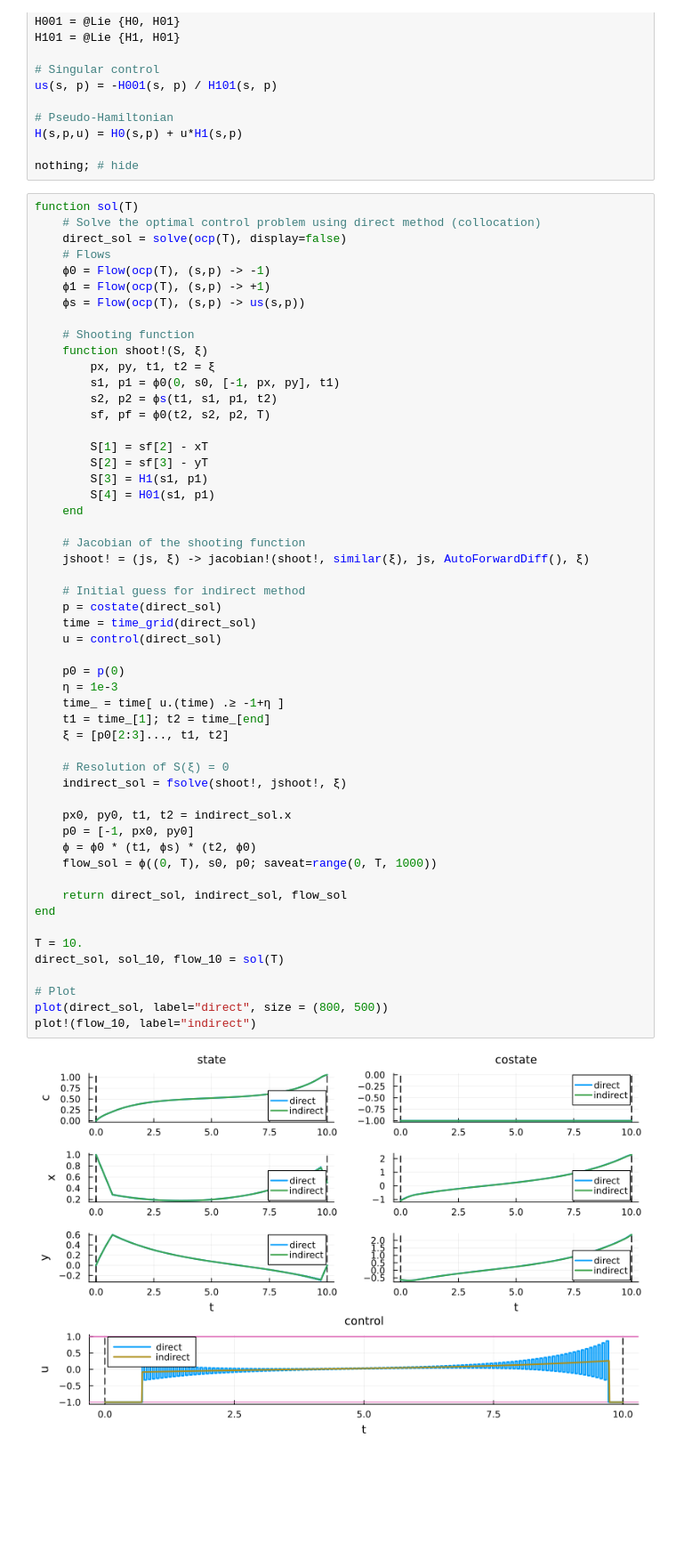
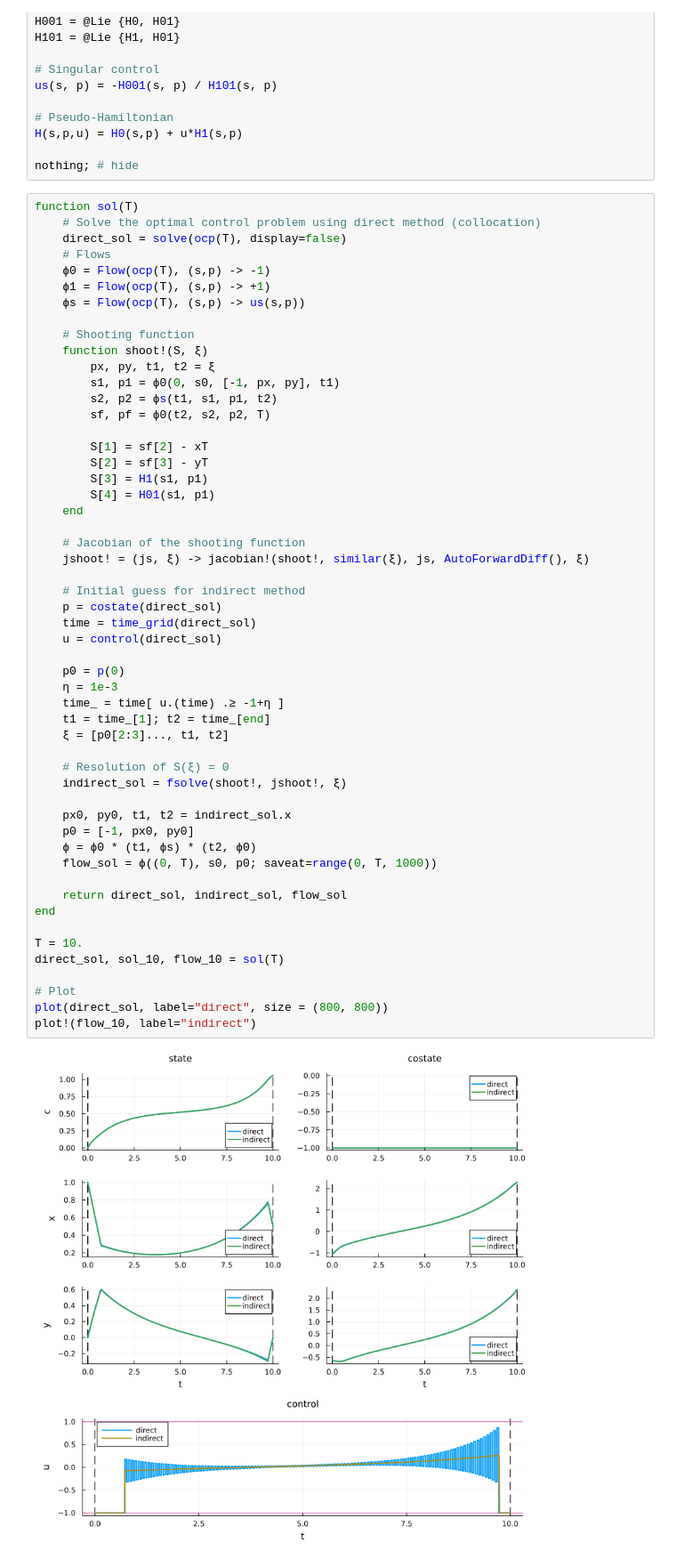
Before and after one commit to AnasXbouali/TurnpikeExample.jl, a Jupyter notebook: docs/ressources/indirect.ipynb, the cells around one changed output. Shown at 89% size. Cells and saved outputs as stored; diff of their text form; blank space fills up the shorter version.

```diff
--- a/docs/ressources/indirect.ipynb
+++ b/docs/ressources/indirect.ipynb
@@ -89,35 +89,35 @@ function sol(T)
     jshoot! = (js, ξ) -> jacobian!(shoot!, similar(ξ), js, AutoForwardDiff(), ξ)
 
     # Initial guess for indirect method
     p = costate(direct_sol)
     time = time_grid(direct_sol)
     u = control(direct_sol)
 
     p0 = p(0)
     η = 1e-3
     time_ = time[ u.(time) .≥ -1+η ]
     t1 = time_[1]; t2 = time_[end]
     ξ = [p0[2:3]..., t1, t2]
 
     # Resolution of S(ξ) = 0
     indirect_sol = fsolve(shoot!, jshoot!, ξ)
 
     px0, py0, t1, t2 = indirect_sol.x
     p0 = [-1, px0, py0]
     ϕ = ϕ0 * (t1, ϕs) * (t2, ϕ0)
     flow_sol = ϕ((0, T), s0, p0; saveat=range(0, T, 1000))
 
     return direct_sol, indirect_sol, flow_sol
 end
 
 T = 10.
 direct_sol, sol_10, flow_10 = sol(T)
 
 # Plot
-plot(direct_sol, label="direct", size = (800, 500))
+plot(direct_sol, label="direct", size = (800, 800))
 plot!(flow_10, label="indirect")
 # %% [output]
-[figure, old version]
+[figure, new version]
 # %%
 _, sol_20, flow_20 = sol(20)
 _, sol_50, flow_50 = sol(50)
```
Also changed, not shown: parts of 3 cells of this notebook.
